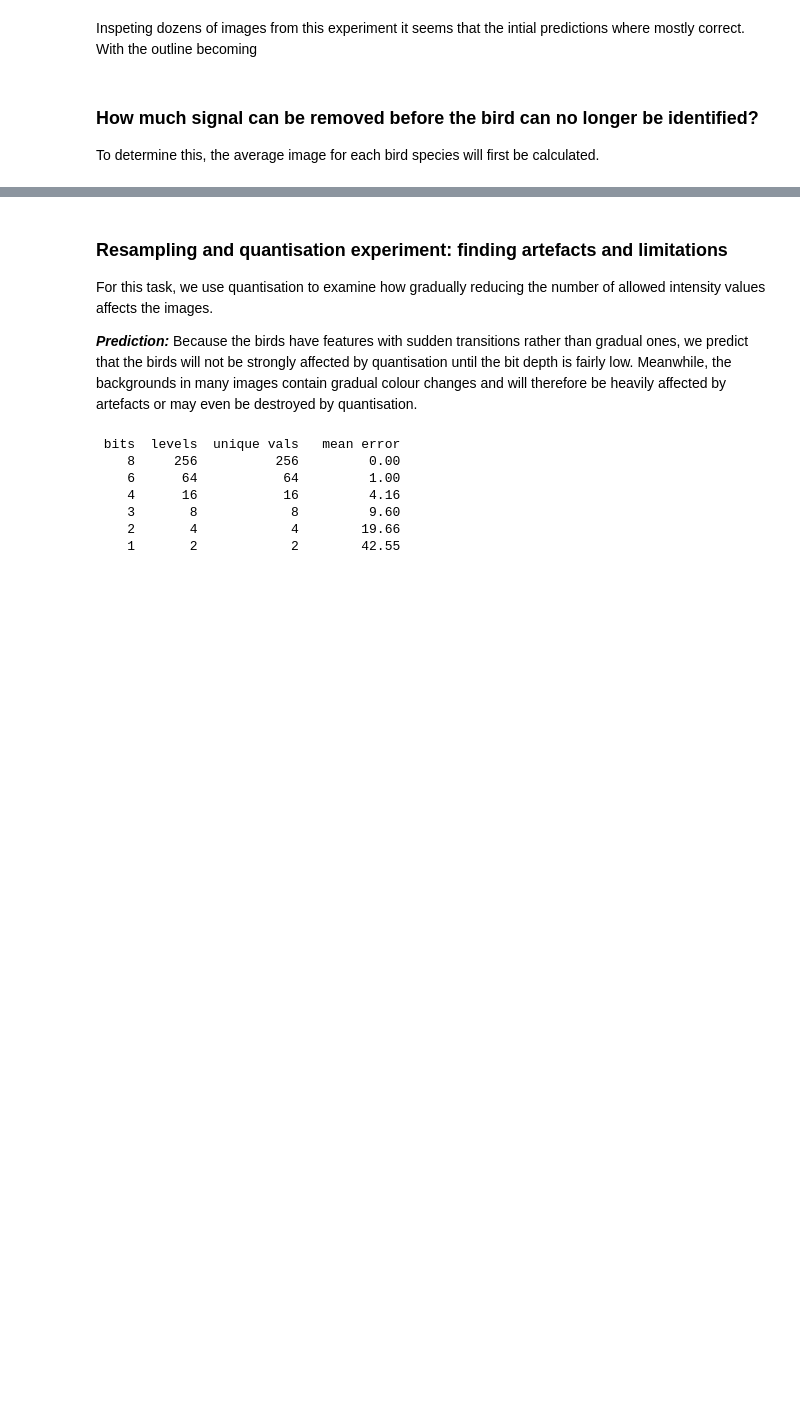
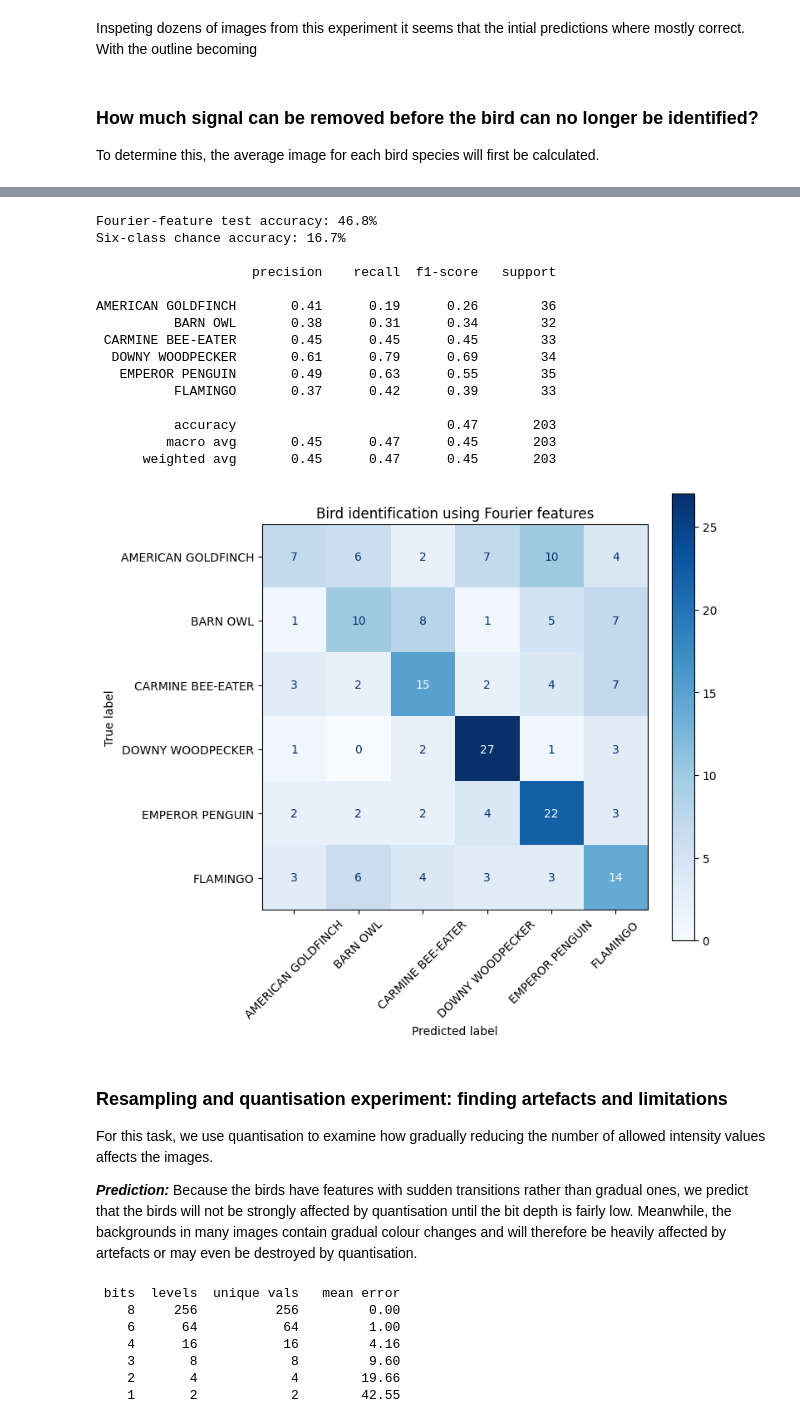
Before and after one commit to Fredrik321/Digital-information-processing, a Jupyter notebook: bird_dataset_analysis.ipynb, the cells around one changed output, grey strips where cells are left out. Saved outputs shown, nothing was run; the diff lists cells and outputs as text; code cells hidden in the pictures; blank space fills up the shorter version.

```diff
--- a/bird_dataset_analysis.ipynb
+++ b/bird_dataset_analysis.ipynb
@@ -116,3 +208,77 @@ To determine this, the average image for each bird species will first be calcula
+# %%
+# Test whether radial Fourier power can distinguish individual bird images.
+from sklearn.ensemble import RandomForestClassifier
+from sklearn.metrics import ConfusionMatrixDisplay, accuracy_score, classification_report
+from sklearn.model_selection import train_test_split
+
+feature_rows = []
+labels = []
+
+for p in paths:
+    bird = p.parent.name
+    if bird not in species:
+        continue
+
+    image = np.asarray(Image.open(p).convert("L"), dtype=np.float64)
+    _, _, _, _, frequencies, radial_power = radial_power_spectrum(image)
+    feature_rows.append(np.log1p(np.nan_to_num(radial_power, nan=0.0)))
+    labels.append(bird)
+
+X = np.asarray(feature_rows)
+y = np.asarray(labels)
+
+X_train, X_test, y_train, y_test = train_test_split(
+    X,
+    y,
+    test_size=0.25,
+    random_state=42,
+    stratify=y,
+)
+
+classifier = RandomForestClassifier(
+    n_estimators=300,
+    random_state=42,
+    class_weight="balanced",
+)
+classifier.fit(X_train, y_train)
+y_pred = classifier.predict(X_test)
+
+accuracy = accuracy_score(y_test, y_pred)
+chance_accuracy = 1 / len(species)
+print(f"Fourier-feature test accuracy: {accuracy:.1%}")
+print(f"Six-class chance accuracy: {chance_accuracy:.1%}")
+print()
+print(classification_report(y_test, y_pred, zero_division=0))
+
+fig, ax = plt.subplots(figsize=(8, 7))
+ConfusionMatrixDisplay.from_predictions(
+    y_test,
+    y_pred,
+    labels=species,
+    xticks_rotation=45,
+    cmap="Blues",
+    ax=ax,
+)
+ax.set_title("Bird identification using Fourier features")
+plt.tight_layout()
+plt.show()
+# %% [output]
+Fourier-feature test accuracy: 46.8%
+Six-class chance accuracy: 16.7%
+
+                    precision    recall  f1-score   support
+
+AMERICAN GOLDFINCH       0.41      0.19      0.26        36
+          BARN OWL       0.38      0.31      0.34        32
+ CARMINE BEE-EATER       0.45      0.45      0.45        33
+  DOWNY WOODPECKER       0.61      0.79      0.69        34
+   EMPEROR PENGUIN       0.49      0.63      0.55        35
+          FLAMINGO       0.37      0.42      0.39        33
+
+          accuracy                           0.47       203
+         macro avg       0.45      0.47      0.45       203
+      weighted avg       0.45      0.47      0.45       203
+[figure, added]
 # %% [markdown]
 ### Resampling and quantisation experiment: finding artefacts and limitations
 For this task, we use quantisation to examine how gradually reducing the number of allowed intensity values affects the images.
```
Also changed, not shown: parts of 2 cells of this notebook.
